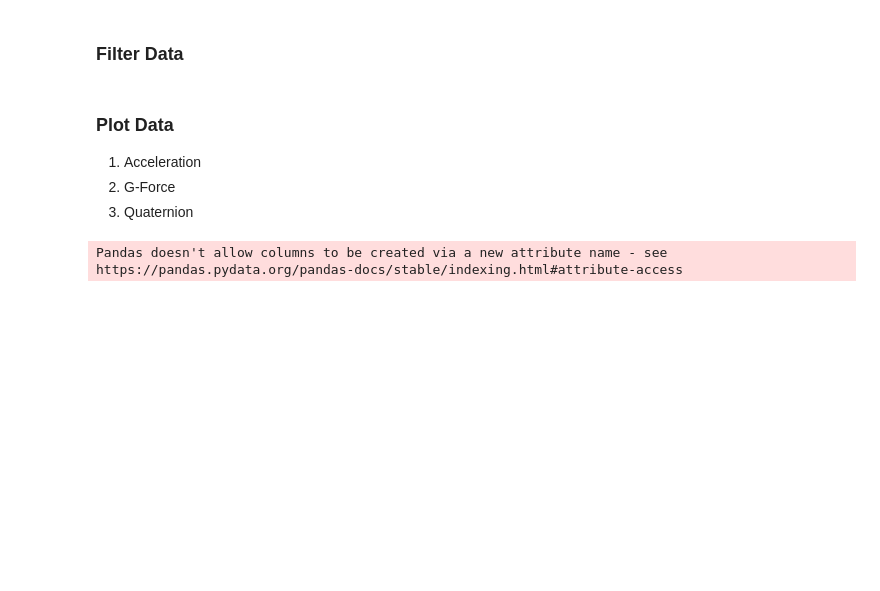
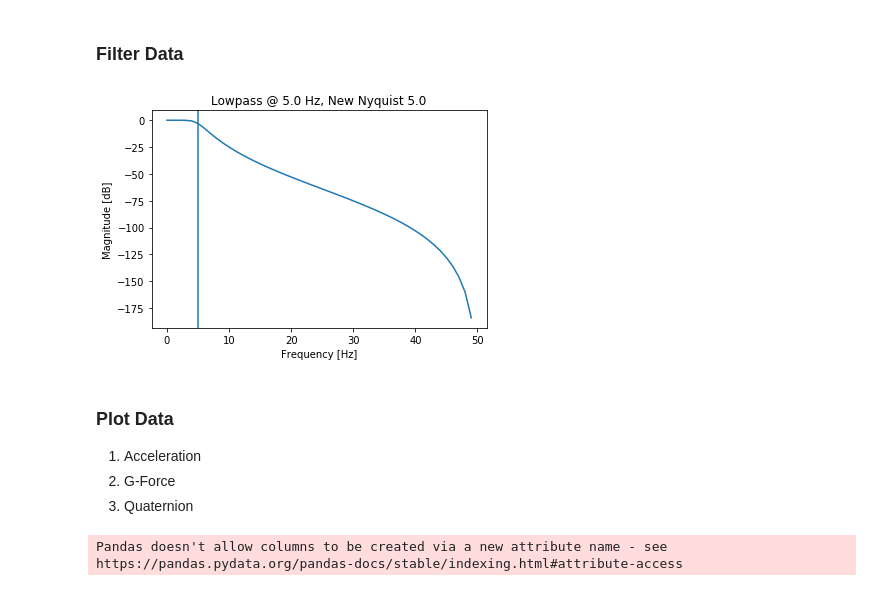
Before and after one commit to shellyginelle/zipline-acceleration-analysis, a Jupyter notebook: MRP - Post Processing Zip line Data.ipynb, the cells around one changed output. Cells and saved outputs as stored; diff of their text form; code cells hidden in the pictures; blank space fills up the shorter version.

Commit message:
Add data filter and analysis

```diff
--- a/MRP - Post Processing Zip line Data.ipynb
+++ b/MRP - Post Processing Zip line Data.ipynb
@@ -171,3 +195,80 @@ com_raw_df = pd.read_csv("/Users/shellyginelle/Data/5 - COM Harness/COMBINED_COM
+# %%
+#TODO
+
+from scipy import signal
+import scipy.signal as sg
+from matplotlib import pyplot as plt
+
+from scipy.signal import fir_filter_design as ffd
+from scipy.signal import filter_design as ifd
+
+#Run the data through an anti-aliasing filter (F2137 qualified), save results as aliased data - aaflt
+'''
+head_aaflt_df
+neck_aaflt_df
+shoulder_aaflt_df
+heart_aaflt_df
+com_aaflt_df
+'''
+
+sampling_rate = 100
+decimation_factor = 10
+# calculate lower corner frequency (obspy.core.trace.py:1299)
+low_corner = 0.5 * sampling_rate / decimation_factor
+
+corners = 4  # obspy.signal.filter.py:104
+# calculate b, a for filter obspy.signal.filter.py:120-130
+nyquist = sampling_rate * 0.5
+[b, a] = sg.iirfilter(corners, low_corner/nyquist, btype='lowpass', ftype='butter',
+                      output='ba')
+# calculate frequency response
+w, h = sg.freqz(b, a, int(nyquist))
+freq = w/np.pi * nyquist
+
+new_nyquist = sampling_rate/decimation_factor*.5
+plt.plot(freq, 20*np.log10(abs(h)))
+plt.title('Lowpass @ %3.1f Hz, New Nyquist %3.1f' % (low_corner,
+  new_nyquist))
+plt.axvline(new_nyquist)
+plt.xlabel('Frequency [Hz]')
+plt.ylabel('Magnitude [dB]')
+plt.show()
+
+#Run the aliased data through a post processing filter (butterworth, ellip, cheby) , save results as post processed data - pp
+'''
+head_pp_df
+neck_pp_df
+shoulder_pp_df
+heart_pp_df
+com_pp_df
+'''
+
+# setup some of the required parameters
+Fs = 1e9           # sample-rate defined in the question, down-sampled
+
+# remez (fir) design arguements
+Fpass = 10e6       # passband edge
+Fstop = 11.1e6     # stopband edge, transition band 100kHz
+Wp = Fpass/(Fs)    # pass normalized frequency
+Ws = Fstop/(Fs)    # stop normalized frequency
+
+# iirdesign agruements
+Wip = (Fpass)/(Fs/2)
+Wis = (Fstop+1e6)/(Fs/2)
+Rp = 1             # passband ripple
+As = 42            # stopband attenuation
+
+# Create a FIR filter, the remez function takes a list of
+# "bands" and the amplitude for each band.
+taps = 4096
+br = ffd.remez(taps, [0, Wp, Ws, .5], [1,0], maxiter=10000)
+
+# The iirdesign takes passband, stopband, passband ripple,
+# and stop attenuation.
+bc, ac = ifd.iirdesign(Wip, Wis, Rp, As, ftype='ellip')
+bb, ab = ifd.iirdesign(Wip, Wis, Rp, As, ftype='cheby2')
+# %% [output]
+[figure, added]
 # %% [markdown]
 ### Plot Data
 1. Acceleration
```
Also changed, not shown: parts of 12 cells of this notebook, 4 other files.
